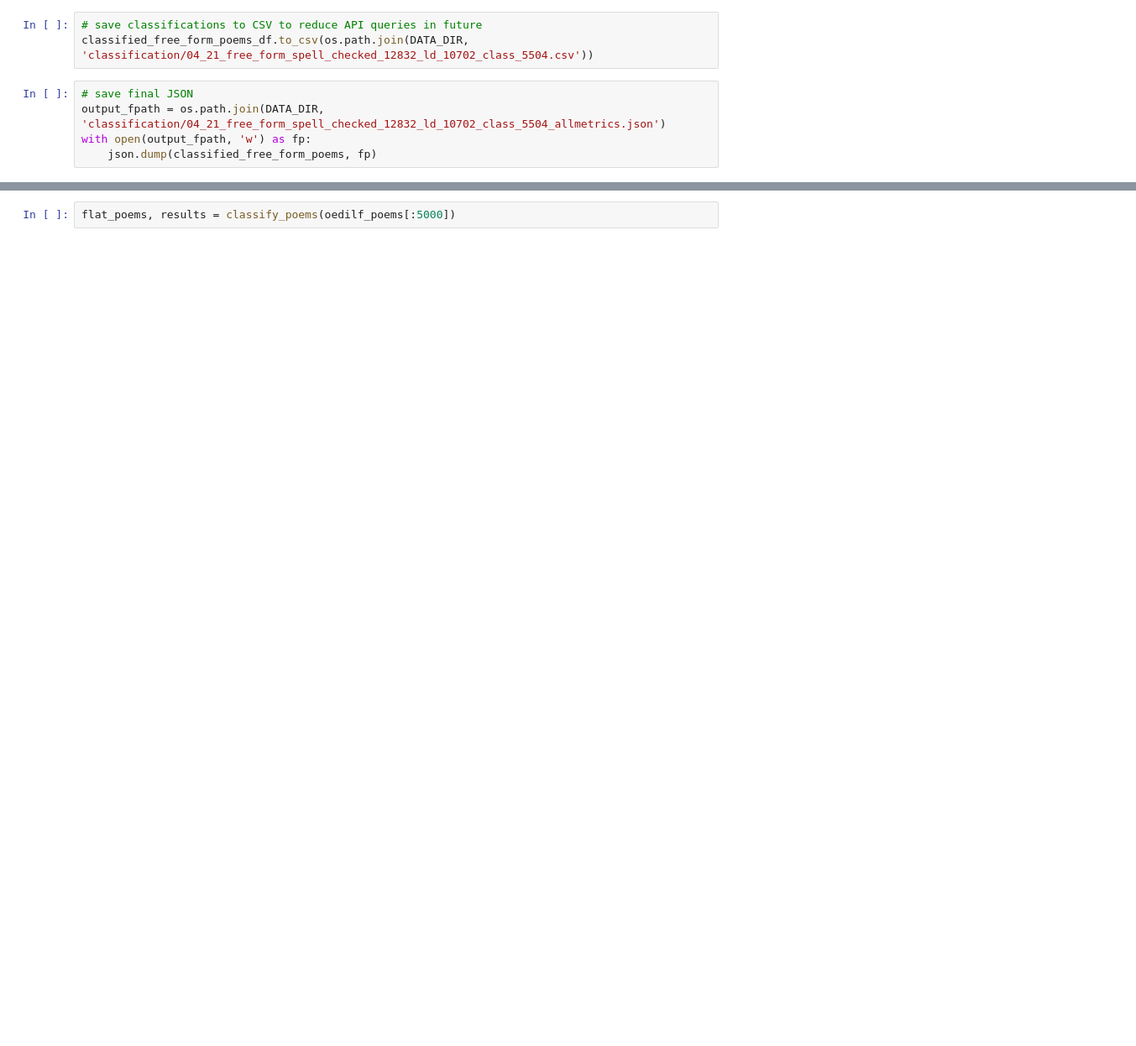
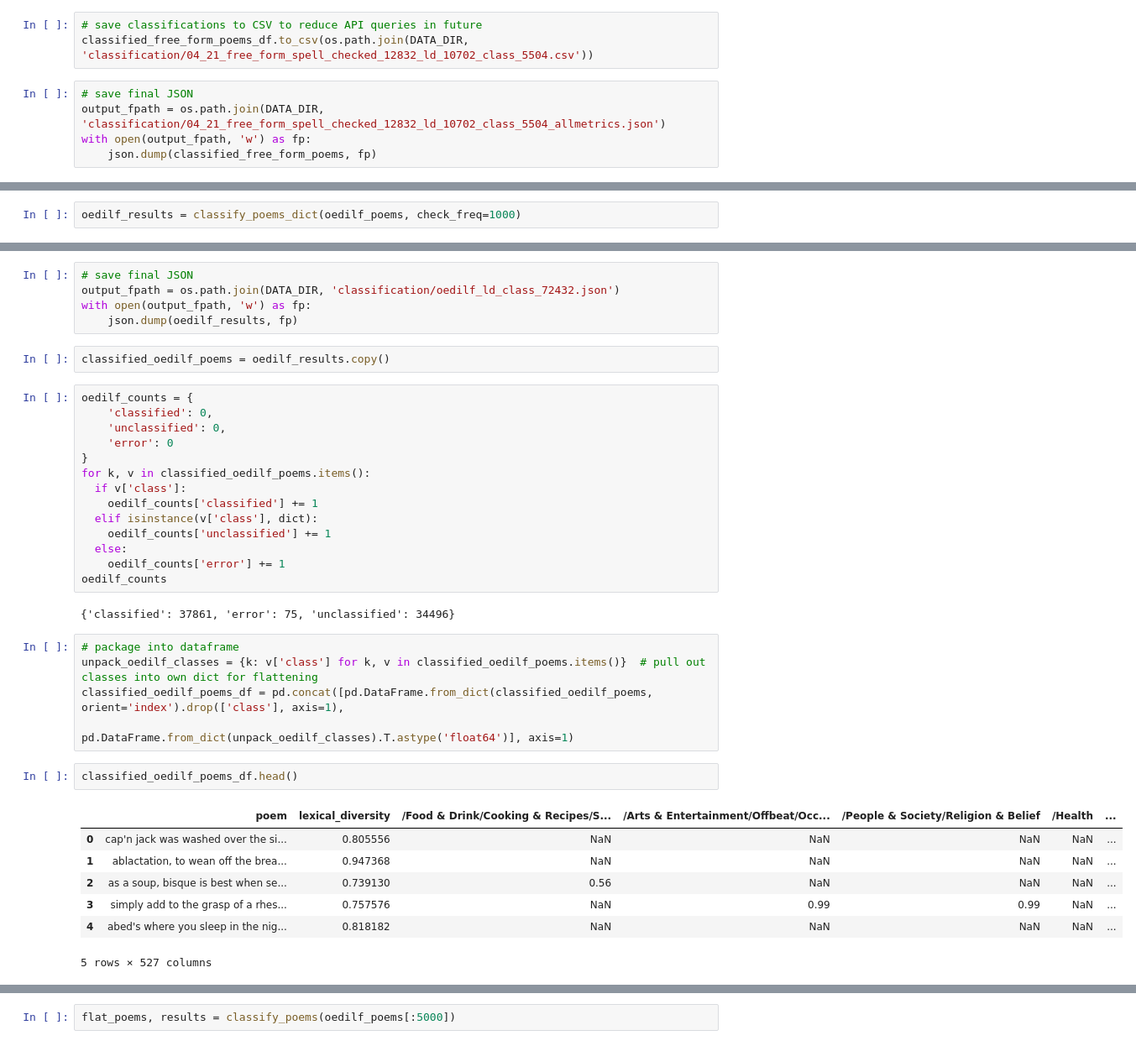
Before and after one commit to coderalo/11785-automatic-poetry-generation, a Jupyter notebook: experimental/poem_content_classification.ipynb, the cells around one changed output, grey strips where cells are left out. Shown at 84% size. Drawn from its saved outputs; the diff is of its cells as text; blank space fills up the shorter version.

```diff
--- a/experimental/poem_content_classification.ipynb
+++ b/experimental/poem_content_classification.ipynb
@@ -365,0 +376,2 @@ with open(output_fpath, 'w') as fp:
+# %%
+oedilf_results = classify_poems_dict(oedilf_poems, check_freq=1000)
@@ -365,0 +396,38 @@ with open(output_fpath, 'w') as fp:
+# %%
+# save final JSON
+output_fpath = os.path.join(DATA_DIR, 'classification/oedilf_ld_class_72432.json')
+with open(output_fpath, 'w') as fp:
+    json.dump(oedilf_results, fp)
+# %%
+classified_oedilf_poems = oedilf_results.copy()
+# %%
+oedilf_counts = {
+    'classified': 0,
+    'unclassified': 0,
+    'error': 0
+}
+for k, v in classified_oedilf_poems.items():
+  if v['class']:
+    oedilf_counts['classified'] += 1
+  elif isinstance(v['class'], dict):
+    oedilf_counts['unclassified'] += 1
+  else:
+    oedilf_counts['error'] += 1
+oedilf_counts
+# %% [output]
+{'classified': 37861, 'error': 75, 'unclassified': 34496}
+# %%
+# package into dataframe
+unpack_oedilf_classes = {k: v['class'] for k, v in classified_oedilf_poems.items()}  # pull out classes into own dict for flattening
+classified_oedilf_poems_df = pd.concat([pd.DataFrame.from_dict(classified_oedilf_poems, orient='index').drop(['class'], axis=1),
+                                           pd.DataFrame.from_dict(unpack_oedilf_classes).T.astype('float64')], axis=1)
+# %%
+classified_oedilf_poems_df.head()
+# %% [output]
+|  | poem | lexical_diversity | /Food & Drink/Cooking & Recipes/S... | /Arts & Entertainment/Offbeat/Occ... | /People & Society/Religion & Belief | /Health | ... |
+| 0 | cap'n jack was washed over the si... | 0.805556 | NaN | NaN | NaN | NaN | ... |
+| 1 | ablactation, to wean off the brea... | 0.947368 | NaN | NaN | NaN | NaN | ... |
+| 2 | as a soup, bisque is best when se... | 0.739130 | 0.56 | NaN | NaN | NaN | ... |
+| 3 | simply add to the grasp of a rhes... | 0.757576 | NaN | 0.99 | 0.99 | NaN | ... |
+| 4 | abed's where you sleep in the nig... | 0.818182 | NaN | NaN | NaN | NaN | ... |
+5 rows × 527 columns
```
Also changed, not shown: parts of 19 cells of this notebook, 4 other files.
